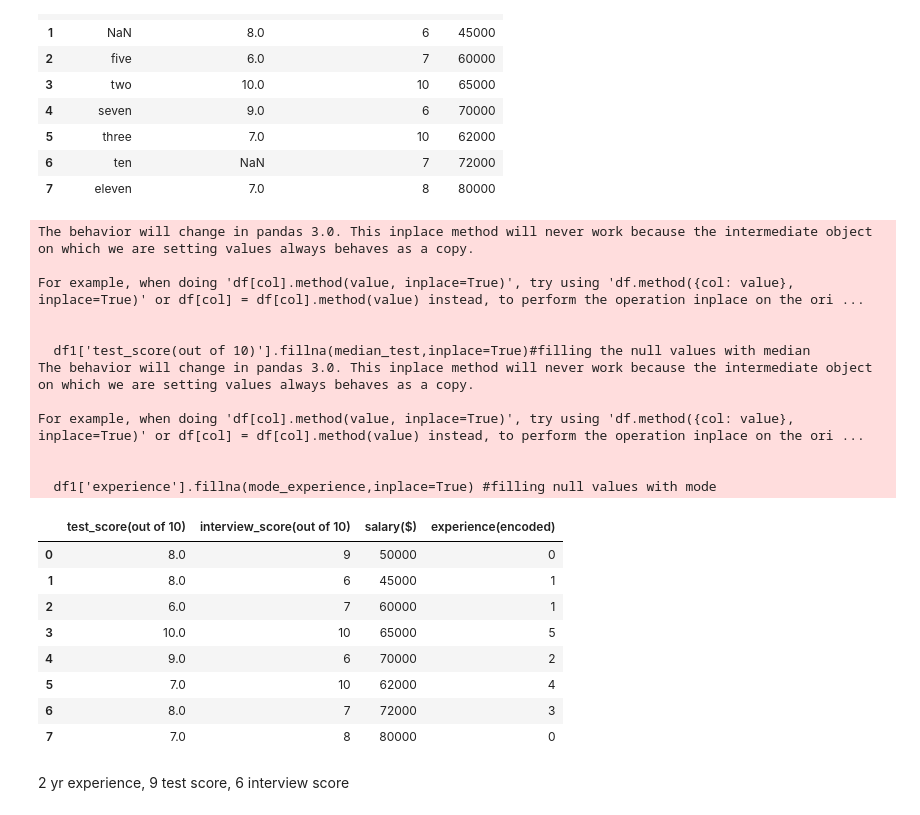
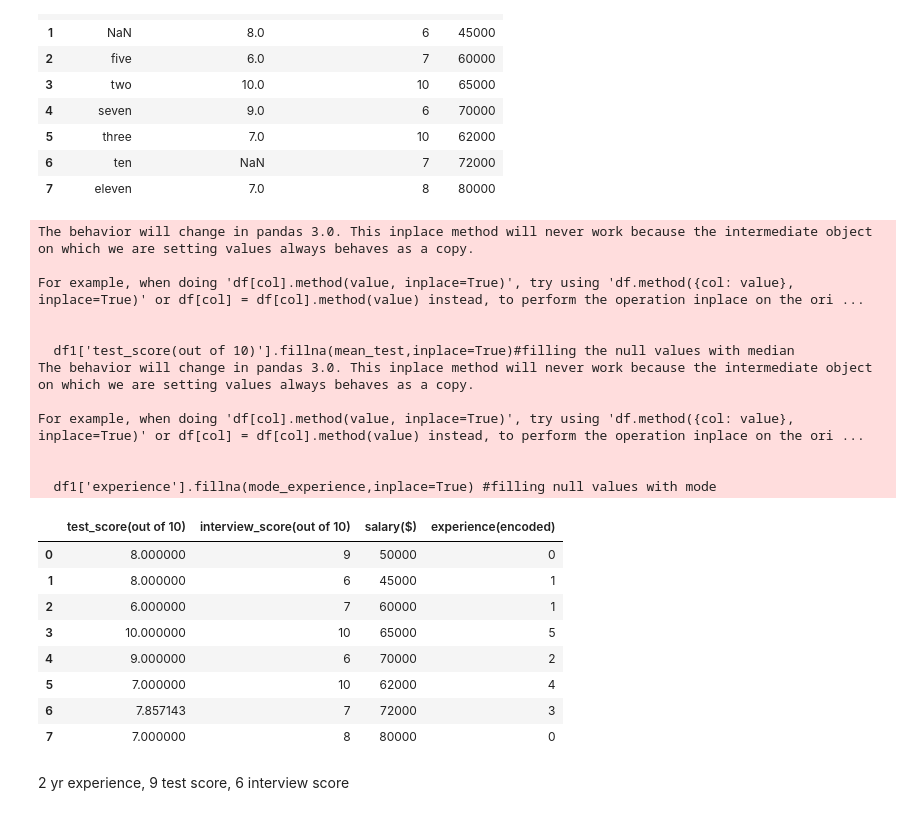
Before and after one commit to Kushagrarajsinghavisoft/Daily-works, a Jupyter notebook: March/19-03-2024/19-03-2024.ipynb, the cells around one changed output. Drawn from its saved outputs; the diff is of its cells as text; code cells hidden in the pictures.

```diff
--- a/March/19-03-2024/19-03-2024.ipynb
+++ b/March/19-03-2024/19-03-2024.ipynb
@@ -93,40 +93,40 @@ df1
 | 7 | eleven | 7.0 | 8 | 80000 |
 # %%
 # Calculate the median value of the 'test_score(out of 10)' column
-median_test=df1['test_score(out of 10)'].median()
+mean_test=df1['test_score(out of 10)'].mean()
 
 # Compute the mode (most frequent value) of the 'experience' column
 mode_experience=df1['experience'].mode()
-df1['test_score(out of 10)'].fillna(median_test,inplace=True)#filling the null values with median
+df1['test_score(out of 10)'].fillna(mean_test,inplace=True)#filling the null values with median
 df1['experience'].fillna(mode_experience,inplace=True) #filling null values with mode
 
 encoder=LabelEncoder()
 # Encode the 'experience' column into numerical values
 df1['experience(encoded)']=encoder.fit_transform(df1['experience'])
 df1.drop(columns=['experience'], inplace=True)
 df1
 # %% [output]
 The behavior will change in pandas 3.0. This inplace method will never work because the intermediate object on which we are setting values always behaves as a copy.
 
 For example, when doing 'df[col].method(value, inplace=True)', try using 'df.method({col: value}, inplace=True)' or df[col] = df[col].method(value) instead, to perform the operation inplace on the ori ...
 
 
-  df1['test_score(out of 10)'].fillna(median_test,inplace=True)#filling the null values with median
+  df1['test_score(out of 10)'].fillna(mean_test,inplace=True)#filling the null values with median
 The behavior will change in pandas 3.0. This inplace method will never work because the intermediate object on which we are setting values always behaves as a copy.
 
 For example, when doing 'df[col].method(value, inplace=True)', try using 'df.method({col: value}, inplace=True)' or df[col] = df[col].method(value) instead, to perform the operation inplace on the ori ...
 
 
   df1['experience'].fillna(mode_experience,inplace=True) #filling null values with mode
 |  | test_score(out of 10) | interview_score(out of 10) | salary($) | experience(encoded) |
-| 0 | 8.0 | 9 | 50000 | 0 |
-| 1 | 8.0 | 6 | 45000 | 1 |
-| 2 | 6.0 | 7 | 60000 | 1 |
-| 3 | 10.0 | 10 | 65000 | 5 |
-| 4 | 9.0 | 6 | 70000 | 2 |
-| 5 | 7.0 | 10 | 62000 | 4 |
-| 6 | 8.0 | 7 | 72000 | 3 |
-| 7 | 7.0 | 8 | 80000 | 0 |
+| 0 | 8.000000 | 9 | 50000 | 0 |
+| 1 | 8.000000 | 6 | 45000 | 1 |
+| 2 | 6.000000 | 7 | 60000 | 1 |
+| 3 | 10.000000 | 10 | 65000 | 5 |
+| 4 | 9.000000 | 6 | 70000 | 2 |
+| 5 | 7.000000 | 10 | 62000 | 4 |
+| 6 | 7.857143 | 7 | 72000 | 3 |
+| 7 | 7.000000 | 8 | 80000 | 0 |
 # %% [markdown]
 2 yr experience, 9 test score, 6 interview score
 # %%
```
Also changed, not shown: parts of 5 cells of this notebook.
